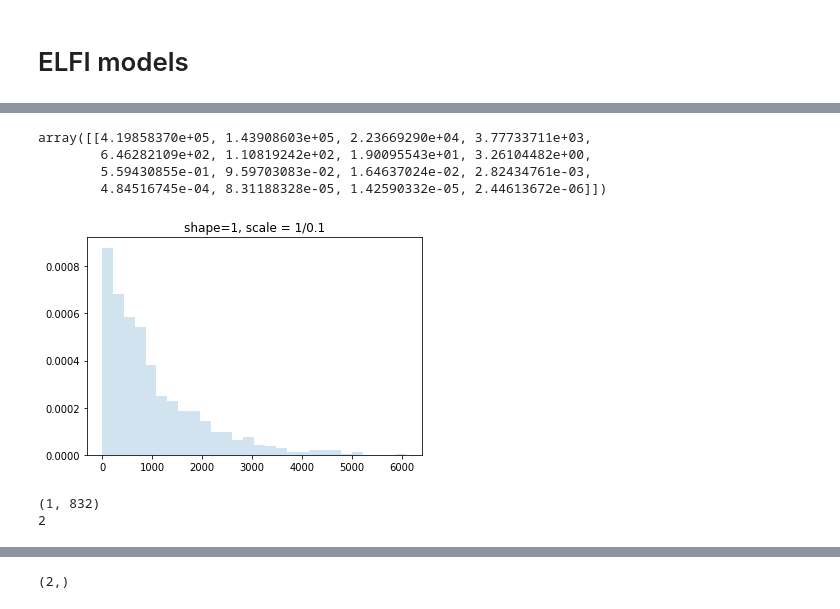
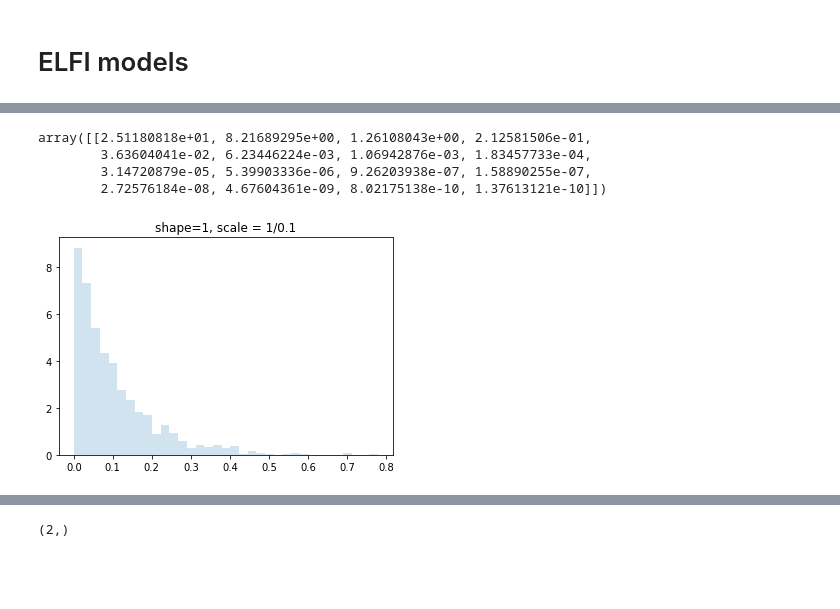
Before and after one commit to fanoja/Ecoli-R0, a Jupyter notebook: Model 1.ipynb, the cells around one changed output, grey strips where cells are left out. Saved outputs shown, nothing was run; the diff lists cells and outputs as text; code cells hidden in the pictures; blank space fills up the shorter version.

Commit message:
Cleanup and add SIR and col_to_BSI as separate nodes to Model 1.ipynb

```diff
--- a/Model 1.ipynb
+++ b/Model 1.ipynb
@@ -960,16 +597,16 @@ print(bsi_obs_data)
 2017    0.025352
 Name: year, dtype: float64
 # %%
-SIR_obs = prop_to_nSIR(propSIR_simulator(np.array([0.734]), np.array([1/30]), nt = n_weeks, N = pop_size, batch_size = 1), pop_size)
+SIR_obs = prop_to_nSIR(SIR(np.array([0.734]), np.array([1/30]), nt = n_weeks, N = pop_size, batch_size = 1), pop_size)
 OR_hat = get_OR_hat(or_data, clade = "A", dataset = "NORM")
 bsi_obs = sum_over_bsi(col_to_BSI(SIR_obs, OR_hat = OR_hat, is_prop = False))
 
 bsi_obs
 # %% [output]
-array([[4.19858370e+05, 1.43908603e+05, 2.23669290e+04, 3.77733711e+03,
-        6.46282109e+02, 1.10819242e+02, 1.90095543e+01, 3.26104482e+00,
-        5.59430855e-01, 9.59703083e-02, 1.64637024e-02, 2.82434761e-03,
-        4.84516745e-04, 8.31188328e-05, 1.42590332e-05, 2.44613672e-06]])
+array([[2.51180818e+01, 8.21689295e+00, 1.26108043e+00, 2.12581506e-01,
+        3.63604041e-02, 6.23446224e-03, 1.06942876e-03, 1.83457733e-04,
+        3.14720879e-05, 5.39903336e-06, 9.26203938e-07, 1.58890255e-07,
+        2.72576184e-08, 4.67604361e-09, 8.02175138e-10, 1.37613121e-10]])
 # %%
 def BSI_max_t(y):
     # time to peak/maximum number of bsi cases
@@ -984,69 +621,9 @@ def BSI_max(y):
 
     return max_bsi
 # %%
-r = scipy.stats.gamma.rvs(1,0,1/0.001, size=1000)
+r = scipy.stats.gamma.rvs(1,0,0.1, size=1000)
 plt.hist(r, density=True, bins='auto', histtype='stepfilled', alpha=0.2)
 plt.title("shape=1, scale = 1/0.1") # shape = 1, scale = 0.2
 plt.show()
 # %% [output]
-[figure, old version]
+[figure, new version]
-# %%
-# A simple SIR with elfi
-
-elfi.new_model()
-
-# simulated data, proportions:
-#SIR_obs = propSIR_simulator(0.734, 1/30, nt = n_weeks, N = pop_size, batch_size = 1)
-#OR_hat = get_OR_hat(or_data, clade = "A", dataset = "NORM")
-#bsi_obs = col_to_BSI(SIR_obs, OR_hat = OR_hat)
-
-# simulated data, counts with a summation aggregate:
-agg_bsi = False
-is_p = True
-clade = "A"
-
-# Actual data:
-#bsi_obs = np.asarray(get_obs_BSI(norm_data, clade = clade)).reshape(1,-1)
-#print(bsi_obs)
-
-bsi_pars = {"or_data": or_data, "clade": clade, "dataset": "NORM", "theta_c":1, "theta_bsi":0.3}
-bsi_obs = SIR_and_BSI_simulator(np.array([3.46]), np.array([0.0223]), nt = n_weeks, N = pop_size, bsi_pars = bsi_pars, is_prop = is_p, is_agg = agg_bsi, time_period = 52, batch_size = 1, random_state = None)#.flatten()
-
-#bsi_obs = (aggregate_BSI(bsi_obs, nan_locations), aggregate_BSI(bsi_obs, nan_locations), aggregate_BSI(bsi_obs, nan_locations))
-print(bsi_obs.shape)
-print(bsi_obs.ndim)
-
-
-#beta = elfi.Prior(scipy.stats.uniform, 0, 1)
-#gamma = elfi.Prior(scipy.stats.uniform, 0, 1)
-#gamma = elfi.Constant(1/30)
-
-# Clancy et al: uninformative gamma priors for beta and gamma
-beta = elfi.Prior(scipy.stats.gamma, 1, 0, 10) # transmission coefficient
-#beta = elfi.Prior(scipy.stats.uniform, 0, 1)
-#gamma = elfi.Prior(scipy.stats.gamma, 1, 0, 100)
-gamma = elfi.Prior(scipy.stats.norm,1/30,0.01) # recovery rate
-#gamma = elfi.Prior(scipy.stats.uniform, 0, 1)
-
-nt = elfi.Constant(n_weeks)
-N = elfi.Constant(pop_size)
-is_prop = elfi.Constant(is_p)
-is_agg = elfi.Constant(agg_bsi)
-time_period = elfi.Constant(52)
-
-bsi_pars = elfi.Constant(bsi_pars)
-SIR = elfi.Simulator(SIR_and_BSI_simulator, beta, gamma, nt, N, bsi_pars, is_prop, is_agg, time_period, observed = bsi_obs)
-
-S1 = elfi.Summary(BSI_max_t, SIR)
-S2 = elfi.Summary(BSI_max, SIR)
-S3 = elfi.Summary(I_var_bsi, SIR)
-
-d = elfi.Distance('euclidean', S1, S2, S3)
-#d.become(elfi.AdaptiveDistance(sim))
-
-elfi.draw(d)
-
-elfi.set_client('multiprocessing') # parallellization
-# %% [output]
-(1, 832)
-2
```
Also changed, not shown: parts of 32 cells of this notebook.
